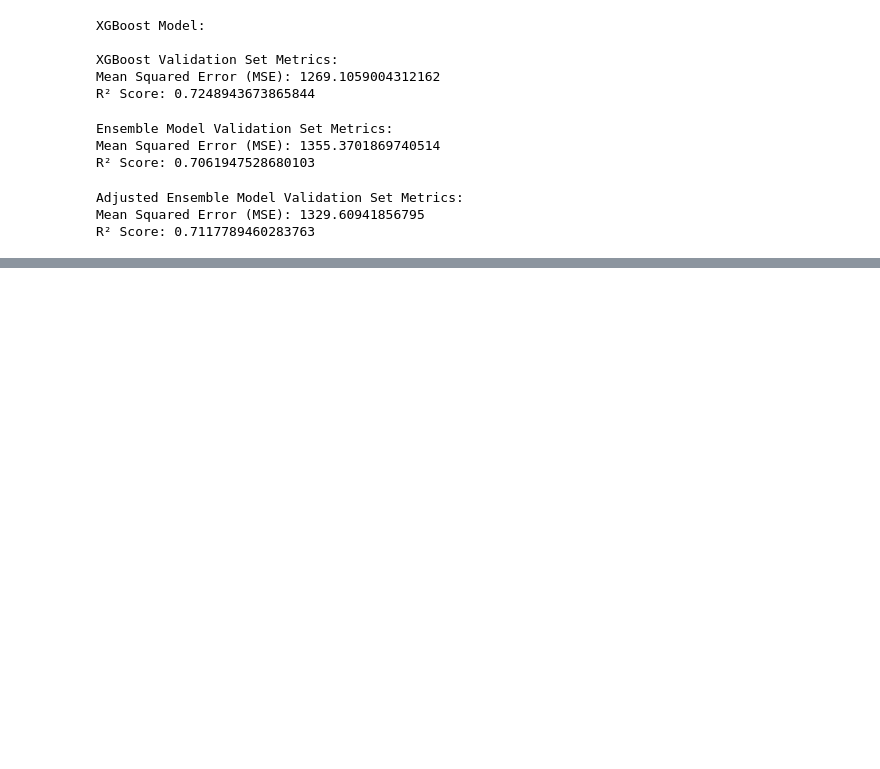
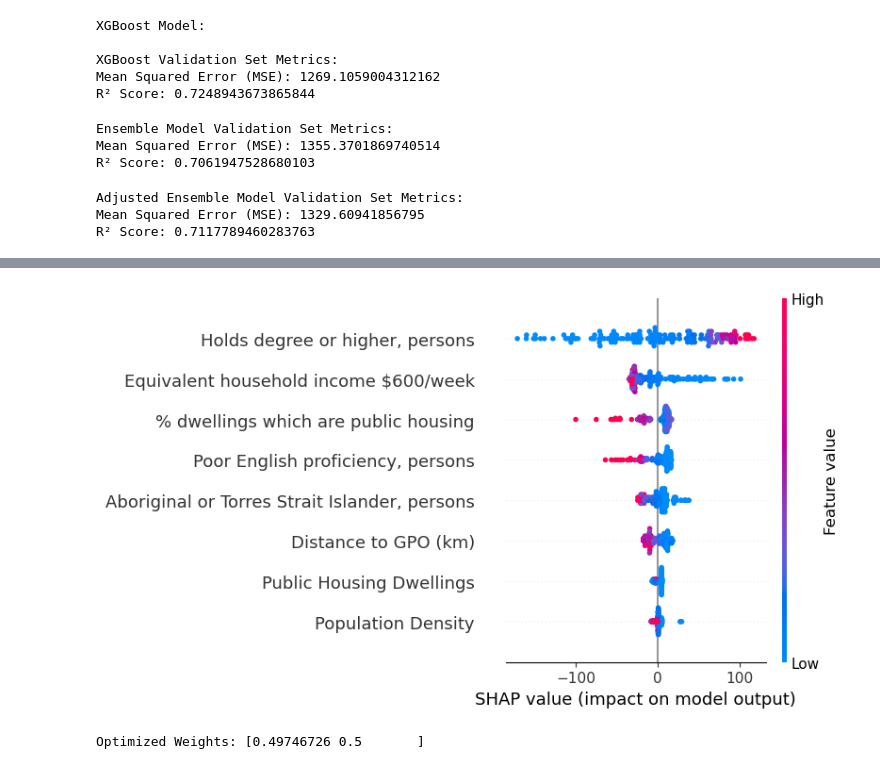
Before and after one commit to KittenPrincess1/COMP20008_Assignment2, a Jupyter notebook: Machine_Learning.ipynb, the cells around one changed output, grey strips where cells are left out. Cells and saved outputs as stored; diff of their text form; code cells hidden in the pictures; blank space fills up the shorter version.

```diff
--- a/Machine_Learning.ipynb
+++ b/Machine_Learning.ipynb
@@ -572,0 +671,22 @@ R² Score: 0.7117789460283763
+# %%
+import shap
+
+
+explainer = shap.Explainer(xgb_model, X_train)
+shap_values = explainer(X_val)
+shap.summary_plot(shap_values, X_val)
+# %% [output]
+[figure, added]
+# %%
+from scipy.optimize import minimize
+
+def objective(weights):
+    y_val_pred_ensemble = weights[0] * y_val_pred_rf + weights[1] * y_val_pred_xgb
+    return mean_squared_error(y_val, y_val_pred_ensemble)
+
+initial_weights = [0.5, 0.5]
+bounds = [(0, 1), (0, 1)]
+result = minimize(objective, initial_weights, bounds=bounds, method='SLSQP')
+print(f"Optimized Weights: {result.x}")
+# %% [output]
+Optimized Weights: [0.49746726 0.5       ]
```
Also changed, not shown: parts of 8 cells of this notebook.
